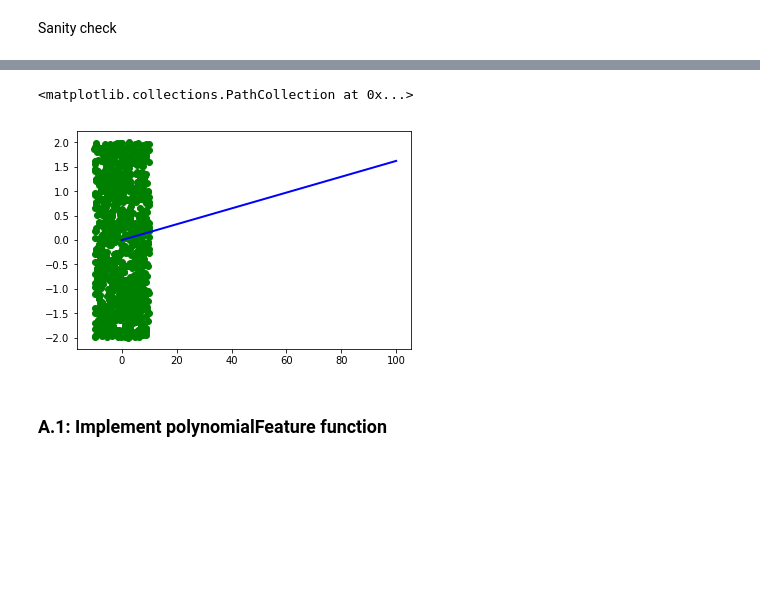
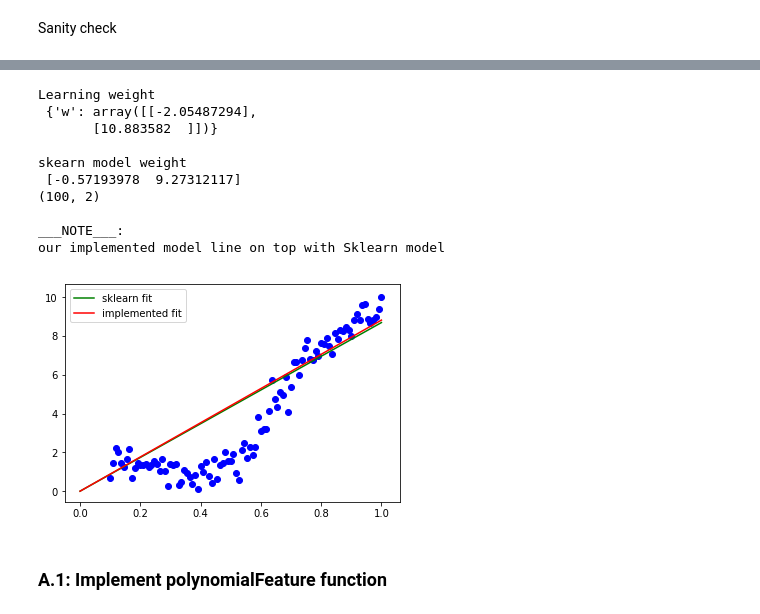
Before and after one commit to onsaint/Machine-Learning-Adventures, a Jupyter notebook: Linear Regression/draft02-clean-up.ipynb, the cells around one changed output, grey strips where cells are left out. Cells and saved outputs as stored; diff of their text form; code cells hidden in the pictures; blank space fills up the shorter version.

```diff
--- a/Linear Regression/draft02-clean-up.ipynb
+++ b/Linear Regression/draft02-clean-up.ipynb
@@ -157,12 +128,68 @@ epoch 280 loss 5.675419125573911
-# %%
-x = np.linspace(0,100,10)
-LR.params['w'][0]
-plt.plot(x,LR.params['w'][0]*x, 'b-', linewidth=2, markersize=12)
-# # plt.plot(LR.params['w'][1]*x)
-plt.scatter(X[:,0], X[:,1], c='g')
-# %% [output]
-<matplotlib.collections.PathCollection at 0x...>
-[figure, removed]
+# %%
+#sanity check
+
+# np.random.seed(10)
+# x1 = np.linspace(0, 100, 1000) # 1000 values between 0 and 100
+# # x = np.arange(-50, 50) # -50, -49, ... 49, 50
+# delta = np.random.uniform(-10, 10, x1.size)
+# x2 = 0.4*x1 + 3 + delta
+
+data_x = np.linspace(1.0, 10.0, 100)[:, np.newaxis]
+data_y = np.sin(data_x) + 0.1*np.power(data_x,2) + 0.5*np.random.randn(100,1 )
+data_x /= np.max(data_x)
+data_x = np.hstack((np.ones_like(data_x), data_x))
+
+#generate synthetic data
+# slope = -0.4
+# bias = 30
+# x1 = np.linspace(0, 100, 20)
+# x2 = np.linspace(0, 100, 20) * slope + bias
+# model_bias = np.zeros(shape=(20,))
+# X = np.array([x1,x2]).T
+# y = np.random.randint(100, size=(20,))
+
+LR = Linear_Regression()
+
+
+loss_hist = LR.fit(data_x, data_y,
+                   epochs=15000,
+                   regularizer='l1',
+                   learning_rate=1e-2,
+                   verbose=False)
+
+LR_sklearn = linear_model.SGDRegressor(loss='squared_loss',
+                                       penalty=None,tol=None,
+                                       alpha=0.1, max_iter=300)
+LR_sklearn.fit(data_x, data_y)
+
+print("Learning weight\n", LR.params)
+print("\nskearn model weight\n", LR_sklearn.coef_)
+
+print(data_x.shape)
+sp = np.linspace(0, 1.0, 100)
+gen_sk = sp* LR_sklearn.coef_[0] + sp * LR_sklearn.coef_[1]
+gen = sp * LR.params['w'][0] + sp * LR.params['w'][1]
+plt.plot(sp, gen_sk, color='green', label="sklearn fit")
+plt.plot(sp, gen, color='red', label='implemented fit')
+plt.scatter(data_x[:,1], data_y, c='b')
+plt.legend()
+
+print('''
+___NOTE___:
+our implemented model line on top with Sklearn model
+''')
+# %% [output]
+Learning weight
+ {'w': array([[-2.05487294],
+       [10.883582  ]])}
+
+skearn model weight
+ [-0.57193978  9.27312117]
+(100, 2)
+
+___NOTE___:
+our implemented model line on top with Sklearn model
+[figure, added]
 # %% [markdown]
 ### A.1: Implement polynomialFeature function
 # %%
```
Also changed, not shown: parts of 16 cells of this notebook.
